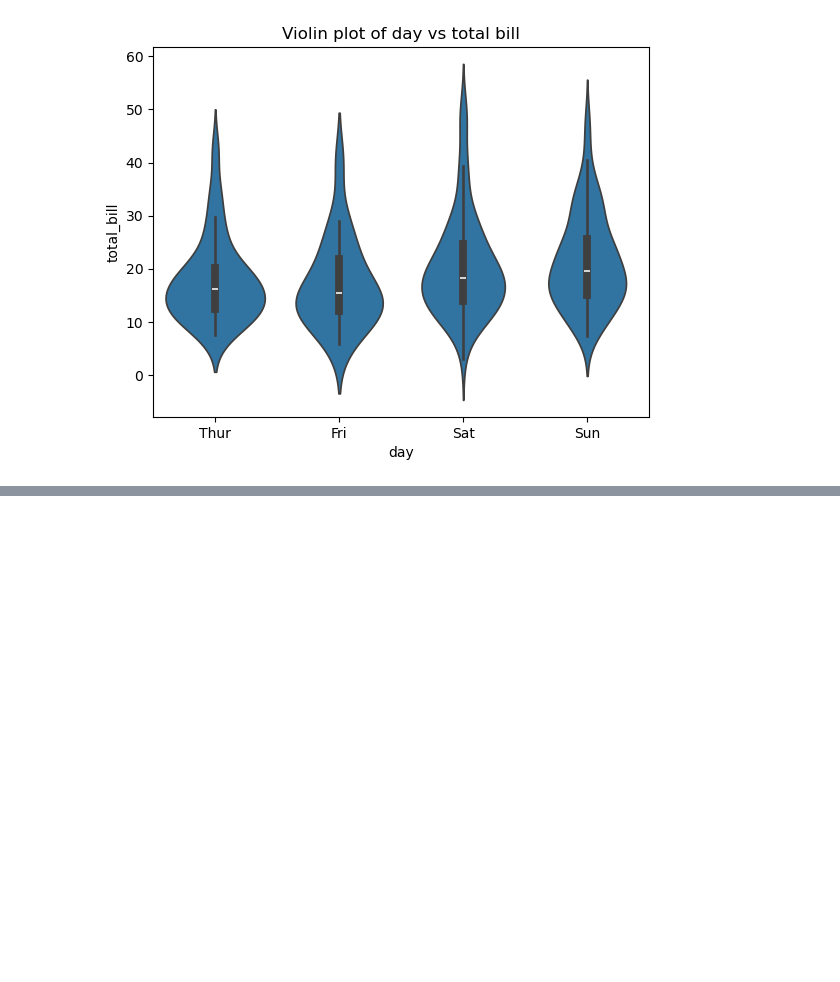
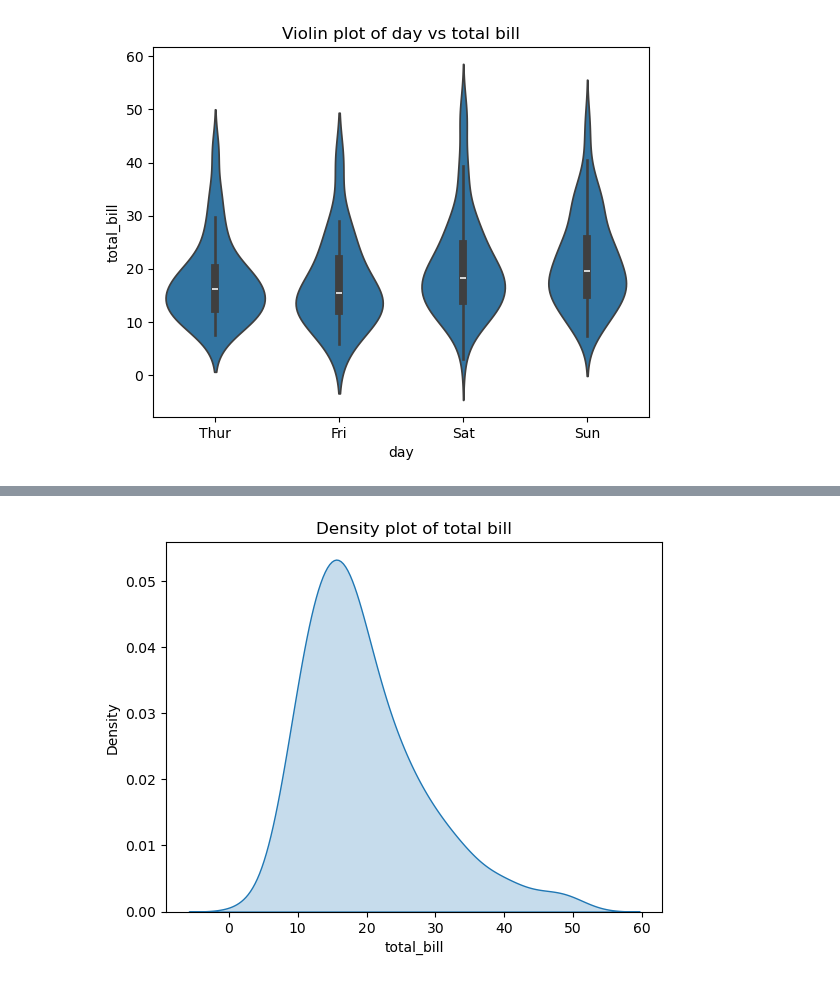
Before and after one commit to VanshSharma0/Data-Analyst, a Jupyter notebook: seaborn/tst.ipynb, the cells around one changed output, grey strips where cells are left out. Drawn from its saved outputs; the diff is of its cells as text; code cells hidden in the pictures; blank space fills up the shorter version.

```diff
--- a/seaborn/tst.ipynb
+++ b/seaborn/tst.ipynb
@@ -68,0 +71,8 @@ plt.show()
+# %%
+## Density Plot
+
+sns.kdeplot(tips['total_bill'], fill=True)
+plt.title("Density plot of total bill")
+plt.show()
+# %% [output]
+[figure, added]
```
Also changed, not shown: parts of 4 cells of this notebook.
